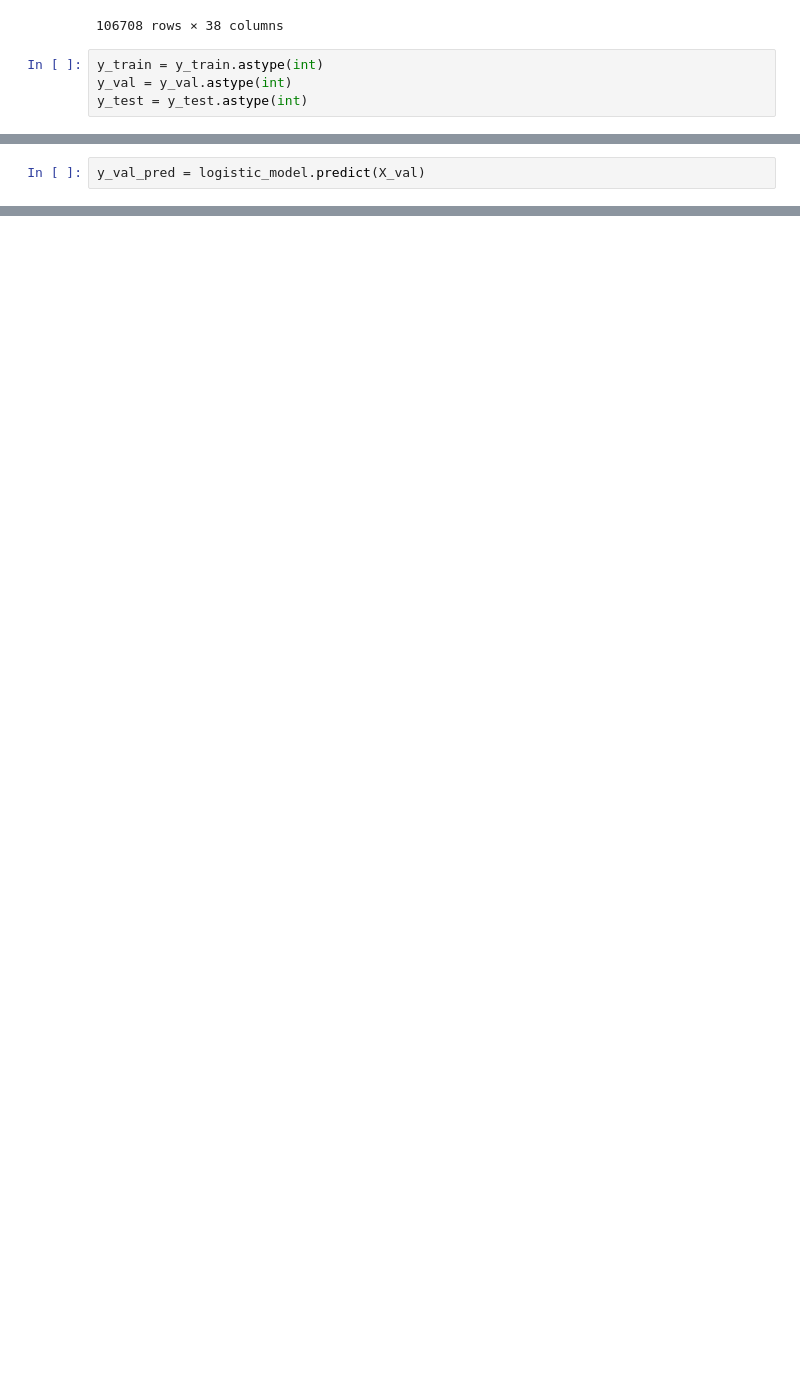
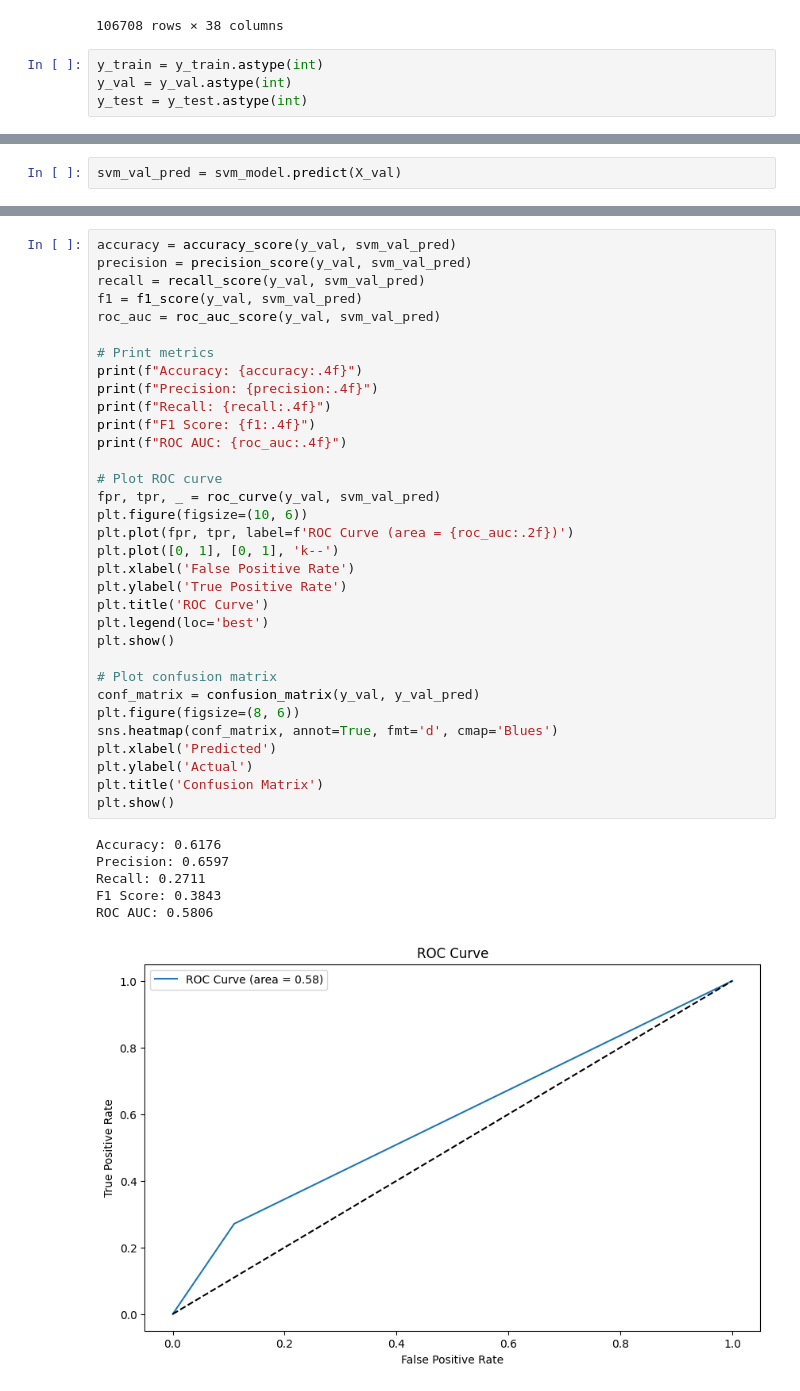
Before and after one commit to BigBabik/Shotpred, a Jupyter notebook: notebooks/dataworks.ipynb, the cells around one changed output, grey strips where cells are left out. Drawn from its saved outputs; the diff is of its cells as text; blank space fills up the shorter version.

```diff
--- a/notebooks/dataworks.ipynb
+++ b/notebooks/dataworks.ipynb
@@ -370,2 +492,2 @@ logistic_model.score(X_train, y_train)
 # %%
-y_val_pred = logistic_model.predict(X_val)
+svm_val_pred = svm_model.predict(X_val)
@@ -371,0 +503,40 @@ y_val_pred = logistic_model.predict(X_val)
+# %%
+accuracy = accuracy_score(y_val, svm_val_pred)
+precision = precision_score(y_val, svm_val_pred)
+recall = recall_score(y_val, svm_val_pred)
+f1 = f1_score(y_val, svm_val_pred)
+roc_auc = roc_auc_score(y_val, svm_val_pred)
+
+# Print metrics
+print(f"Accuracy: {accuracy:.4f}")
+print(f"Precision: {precision:.4f}")
+print(f"Recall: {recall:.4f}")
+print(f"F1 Score: {f1:.4f}")
+print(f"ROC AUC: {roc_auc:.4f}")
+
+# Plot ROC curve
+fpr, tpr, _ = roc_curve(y_val, svm_val_pred)
+plt.figure(figsize=(10, 6))
+plt.plot(fpr, tpr, label=f'ROC Curve (area = {roc_auc:.2f})')
+plt.plot([0, 1], [0, 1], 'k--')
+plt.xlabel('False Positive Rate')
+plt.ylabel('True Positive Rate')
+plt.title('ROC Curve')
+plt.legend(loc='best')
+plt.show()
+
+# Plot confusion matrix
+conf_matrix = confusion_matrix(y_val, y_val_pred)
+plt.figure(figsize=(8, 6))
+sns.heatmap(conf_matrix, annot=True, fmt='d', cmap='Blues')
+plt.xlabel('Predicted')
+plt.ylabel('Actual')
+plt.title('Confusion Matrix')
+plt.show()
+# %% [output]
+Accuracy: 0.6176
+Precision: 0.6597
+Recall: 0.2711
+F1 Score: 0.3843
+ROC AUC: 0.5806
+[figure, added]
```
Also changed, not shown: parts of 39 cells of this notebook, 1 other file.
